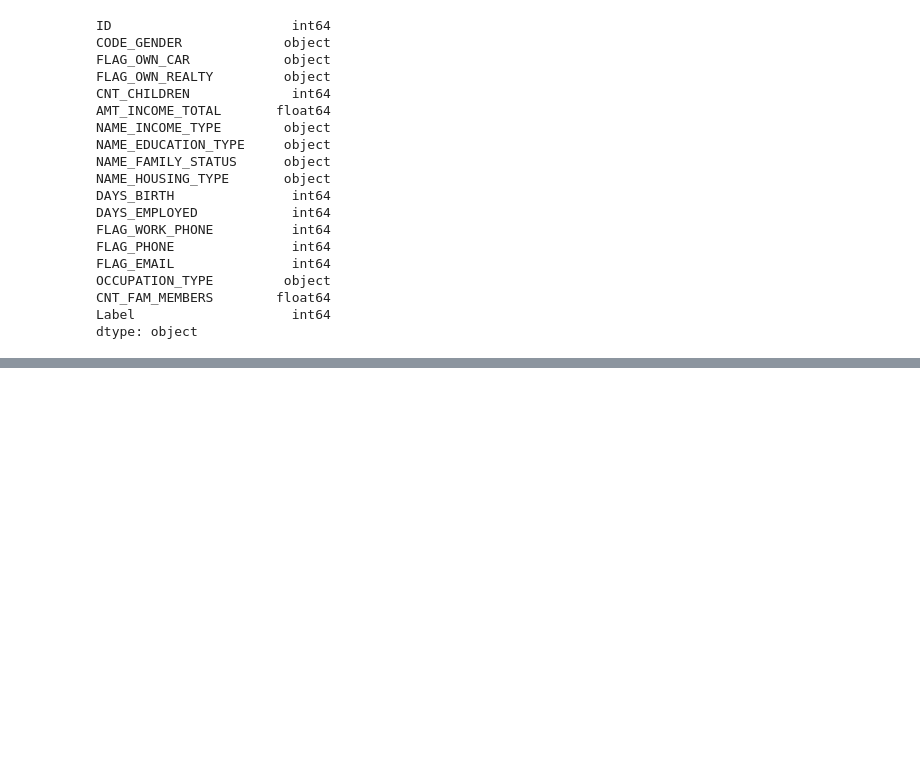
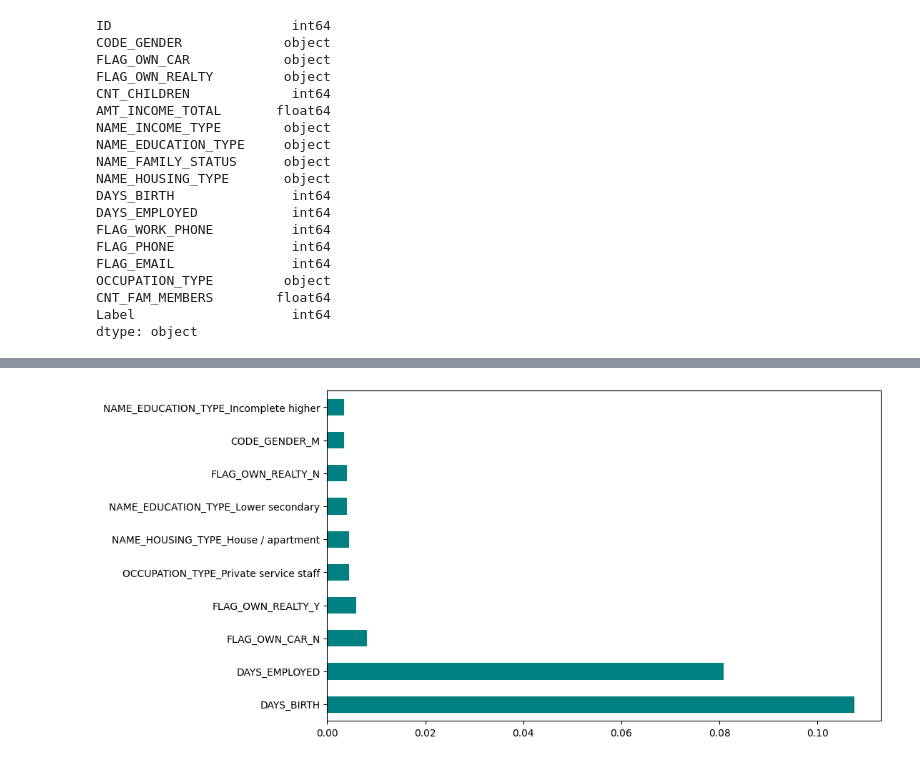
Before and after one commit to manish-cr/CS3244-credit-approval, a Jupyter notebook: code/application_fe.ipynb, the cells around one changed output, grey strips where cells are left out. Cells and saved outputs as stored; diff of their text form; code cells hidden in the pictures; blank space fills up the shorter version.

```diff
--- a/code/application_fe.ipynb
+++ b/code/application_fe.ipynb
@@ -113,0 +128,17 @@ plt.show()
+# %%
+# top 20
+from sklearn.feature_selection import mutual_info_classif
+import matplotlib.pyplot as plt
+%matplotlib inline
+
+importances = mutual_info_classif(df, y)
+feat_importances = pd.Series(importances, df.columns)
+
+# Select the top 20 features
+top_20_feats = feat_importances.nlargest(10)
+
+plt.figure(figsize=(10, 6))
+top_20_feats.plot(kind='barh', color='teal')
+plt.show()
+# %% [output]
+[figure, added]
```
Also changed, not shown: parts of 5 cells of this notebook.
